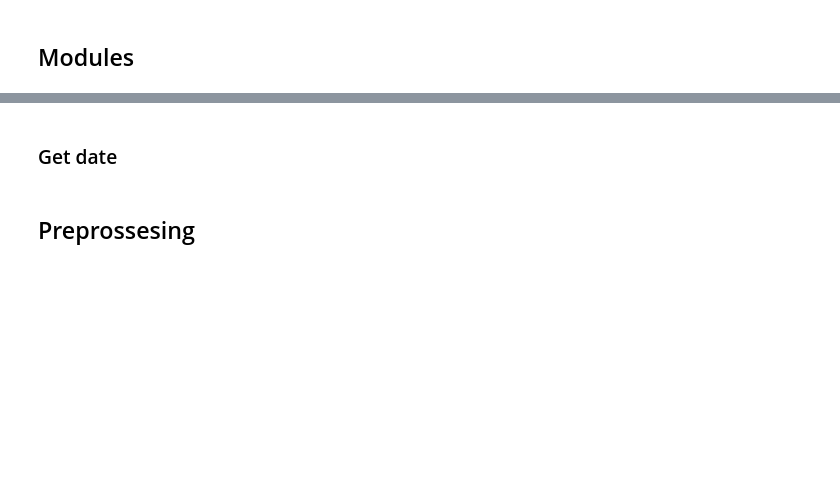
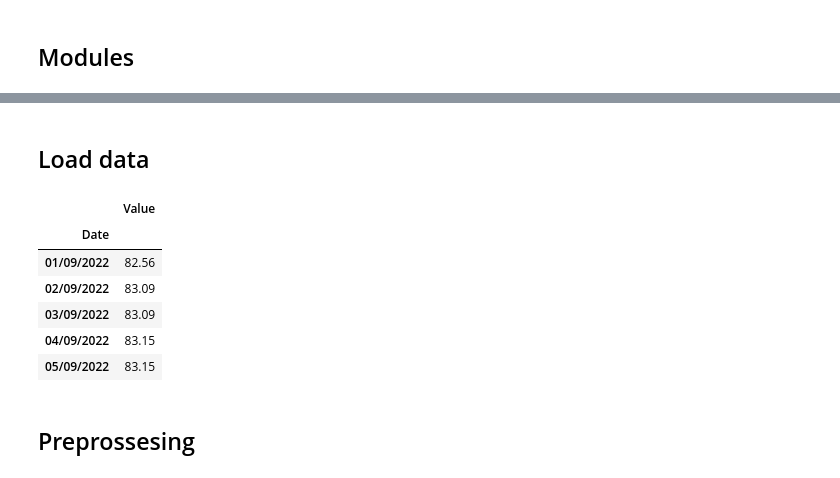
Before and after one commit to bluterplay/OctavoSemestre, a Jupyter notebook: SeriesTiempo/Untitled.ipynb, the cells around one changed output, grey strips where cells are left out. Saved outputs shown, nothing was run; the diff lists cells and outputs as text; code cells hidden in the pictures; blank space fills up the shorter version.

```diff
--- a/SeriesTiempo/Untitled.ipynb
+++ b/SeriesTiempo/Untitled.ipynb
@@ -14 +22,3 @@ import statsmodels.api as sm
+# %% [markdown]
+## Load data
 # %%
@@ -17,2 +27,0 @@ data.rename(columns={0:'Value'}, inplace=True)
-# %% [markdown]
-### Get date
@@ -22,3 +30,13 @@ data.set_index('Date', inplace=True)
+# %%
+data.head()
+# %% [output]
+|  | Value |
+| Date |  |
+| 01/09/2022 | 82.56 |
+| 02/09/2022 | 83.09 |
+| 03/09/2022 | 83.09 |
+| 04/09/2022 | 83.15 |
+| 05/09/2022 | 83.15 |
 # %% [markdown]
 ## Preprossesing
 # %%
```
Also changed, not shown: parts of 36 cells of this notebook, 2 other files.
